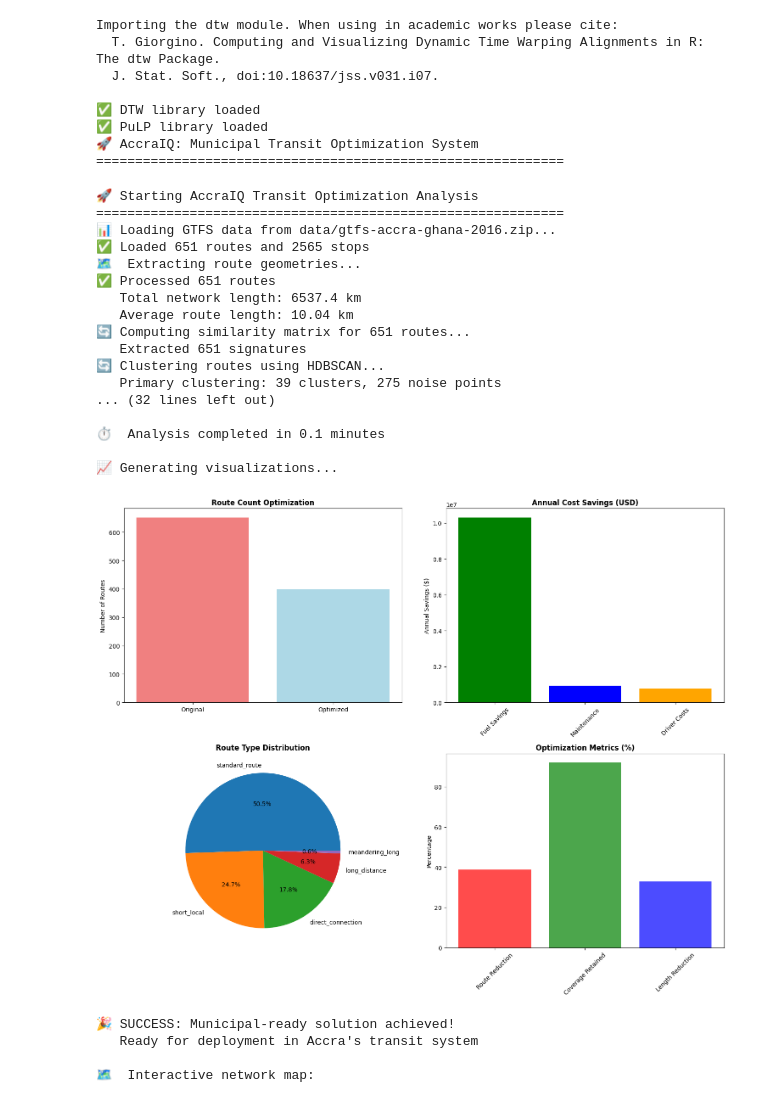
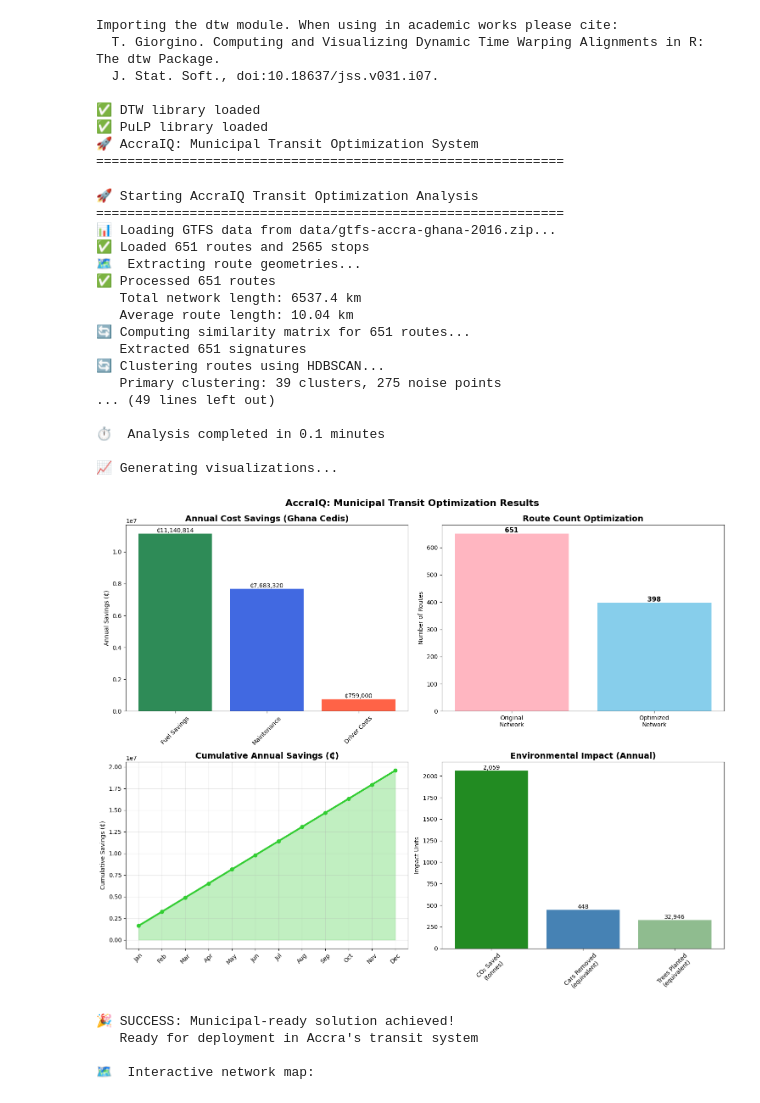
Before and after one commit to wlaryeanii/AccraIQ, a Jupyter notebook: notebooks/transit_optimization.ipynb, the cells around one changed output. Cells and saved outputs as stored; diff of their text form; code cells hidden in the pictures.

```diff
--- a/notebooks/transit_optimization.ipynb
+++ b/notebooks/transit_optimization.ipynb
@@ -832,6 +1143,7 @@ def create_interactive_map(route_gdf, selected_routes):
 # =============================================================================
 # SECTION 7: MAIN EXECUTION
 # =============================================================================
+
 
 def run_accra_transit_optimization():
     """Execute complete AccraIQ transit optimization analysis"""
@@ -855,7 +1167,7 @@ def run_accra_transit_optimization():
             distance_matrix,
             analyzer.valid_route_indices,
             min_cluster_size=5,
-            min_samples=5
+            min_samples=5,
         )
 
         # 4. Optimize route selection
@@ -864,105 +1176,88 @@ def run_accra_transit_optimization():
             analyzer.valid_route_indices,
             route_gdf,
             gtfs_data,
-            coverage_threshold=0.92
+            coverage_threshold=0.92,
         )
 
-        # 5. Calculate impact
+        # 5. Calculate impact (Ghana Cedis version)
         impact_calculator = MunicipalImpactCalculator(route_gdf)
         impact = impact_calculator.calculate_impact(
             cluster_labels,
             analyzer.valid_route_indices,
             selected_routes,
-            coverage_percent
+            coverage_percent,
         )
 
         # 6. Validate solution
         viability = validate_municipal_viability(impact)
 
-        # 7. Present results
+        # 7. Present results (Ghana format)
         elapsed_time = time.time() - start_time
-
-        print(f"\n📊 OPTIMIZATION RESULTS")
-        print("=" * 60)
-        print(f"   Original routes: {impact['total_routes']}")
-        print(f"   Optimized routes: {impact['retained_routes']}")
-        print(f"   Route reduction: {impact['route_reduction_pct']:.1f}%")
-        print(f"   Coverage retained: {impact['coverage_retention_pct']:.1f}%")
-        print(f"   Total clusters: {impact['total_clusters']}")
-
-        print(f"\n💰 ECONOMIC IMPACT")
-        print("=" * 60)
-        print(f"   Annual fuel savings: ${impact['annual_fuel_cost_saved_usd']:,.0f}")
-        print(f"   Annual maintenance savings: ${impact['annual_maintenance_saved_usd']:,.0f}")
-        print(f"   Annual driver savings: ${impact['annual_driver_savings_usd']:,.0f}")
-        print(f"   Total annual savings: ${impact['total_annual_savings_usd']:,.0f}")
-        print(f"   Vehicle capital freed: ${impact['vehicle_capital_freed_usd']:,.0f}")
-
-        print(f"\n🌍 ENVIRONMENTAL IMPACT")
-        print("=" * 60)
-        print(f"   CO₂ reduction: {impact['annual_co2_saved_tonnes']:.0f} tonnes/year")
-        print(f"   Equivalent cars removed: {impact['cars_equivalent_removed']:.0f}")
+        display_ghana_results(impact)
 
         print(f"\n⏱️  Analysis completed in {elapsed_time / 60:.1f} minutes")
 
         # 8. Create visualizations
         print(f"\n📈 Generating visualizations...")
 
-        # Economic visualization
-        fig = visualize_optimization_results(impact, route_gdf, selected_routes)
+        # Ghana-specific economic visualization
+        fig = create_ghana_economic_visualization(impact)
+        plt.show()
 
         # Interactive map
         interactive_map = create_interactive_map(route_gdf, selected_routes)
 
         return {
-            'impact': impact,
-            'route_gdf': route_gdf,
-            'gtfs_data': gtfs_data,
-            'selected_routes': selected_routes,
-            'cluster_labels': cluster_labels,
-            'viability': viability,
-            'interactive_map': interactive_map,
-            'analysis_time': elapsed_time
+            "impact": impact,
+            "route_gdf": route_gdf,
+            "gtfs_data": gtfs_data,
+            "selected_routes": selected_routes,
+            "cluster_labels": cluster_labels,
+            "viability": viability,
+            "interactive_map": interactive_map,
+            "analysis_time": elapsed_time,
         }
 
     except Exception as e:
         print(f"\n❌ Error in analysis: {e}")
         import traceback
+
         traceback.print_exc()
         return None
+
 
 # Execute the optimization
 if __name__ == "__main__":
     results = run_accra_transit_optimization()
 
-    if results and results['viability']['viable']:
+    if results and results["viability"]["viable"]:
         print(f"\n🎉 SUCCESS: Municipal-ready solution achieved!")
         print(f"   Ready for deployment in Accra's transit system")
 
         # Display the interactive map
         print(f"\n🗺️  Interactive network map:")
-        results['interactive_map']
+        results["interactive_map"]
     else:
         print(f"\n📊 Analysis completed with recommendations for refinement")
 # %% [output]
 🚀 Starting AccraIQ Transit Optimization Analysis
 ============================================================
 📊 Loading GTFS data from data/gtfs-accra-ghana-2016.zip...
 ✅ Loaded 651 routes and 2565 stops
 🗺️  Extracting route geometries...
 ✅ Processed 651 routes
    Total network length: 6537.4 km
    Average route length: 10.04 km
 🔄 Computing similarity matrix for 651 routes...
    Extracted 651 signatures
 🔄 Clustering routes using HDBSCAN...
    Primary clustering: 39 clusters, 275 noise points
-... (32 lines left out)
+... (49 lines left out)
 
 ⏱️  Analysis completed in 0.1 minutes
 
 📈 Generating visualizations...
-[figure, old version]
+[figure, new version]
 🎉 SUCCESS: Municipal-ready solution achieved!
    Ready for deployment in Accra's transit system
 
```
Also changed, not shown: parts of 8 cells of this notebook, 5 other files.
